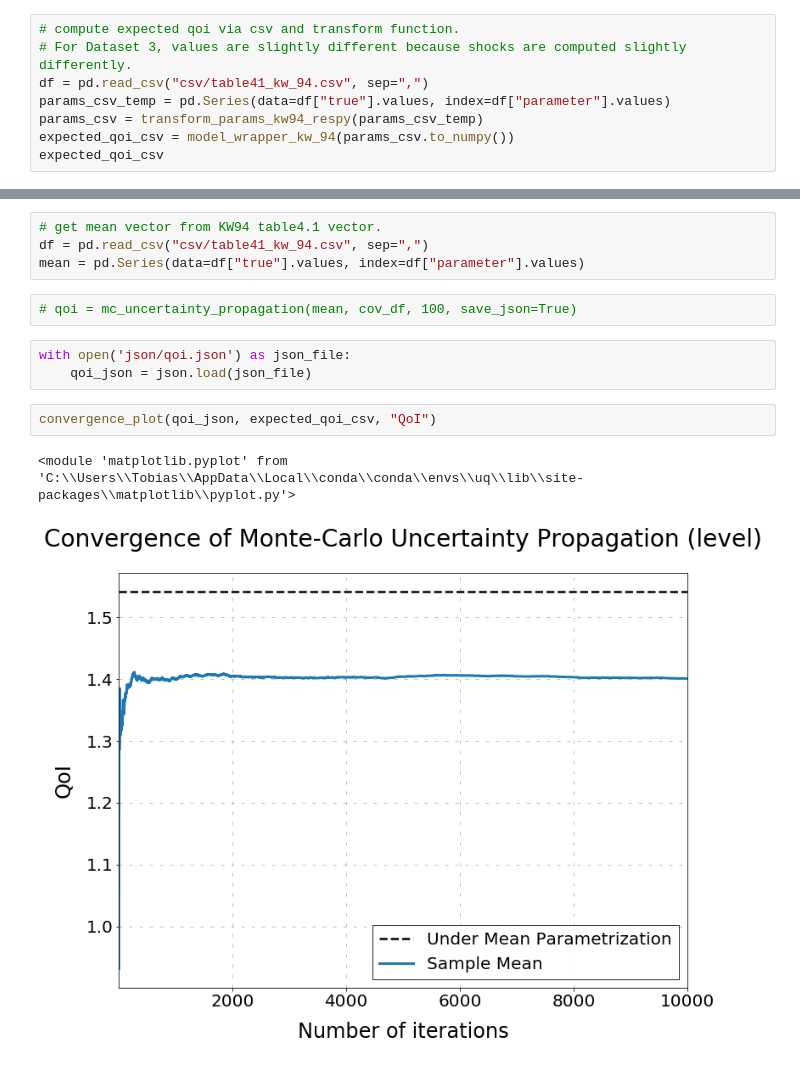
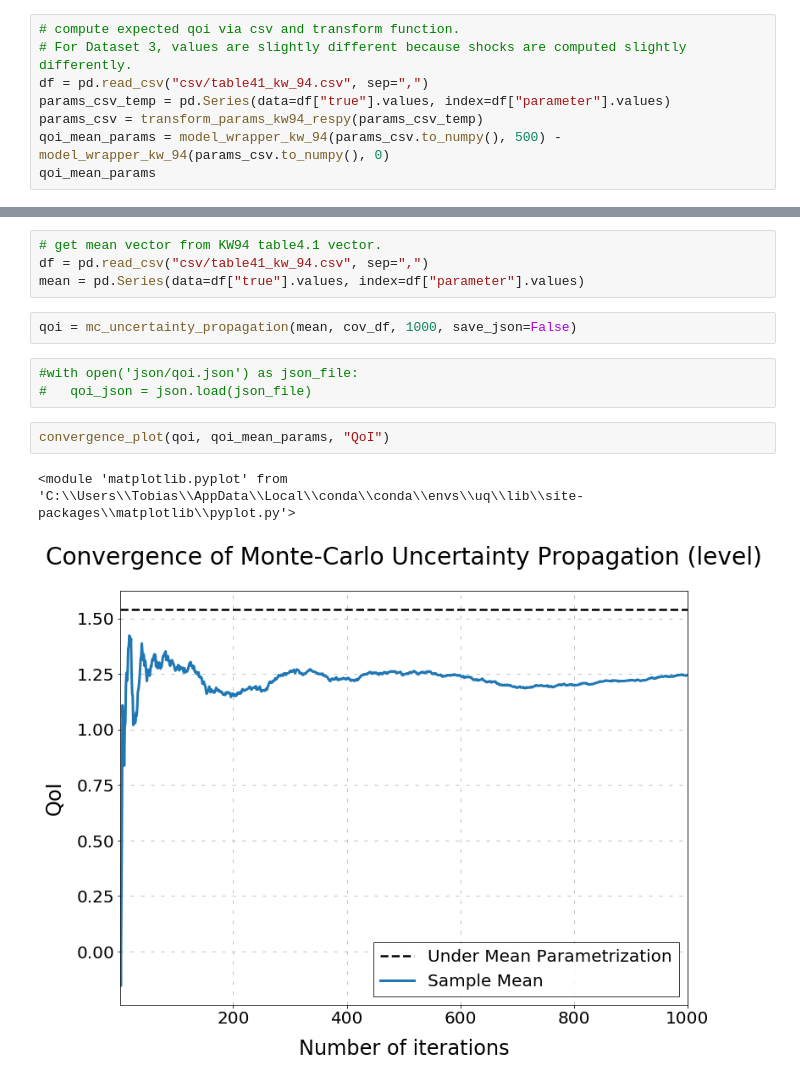
Before and after one commit to fagan2888/numerical-toolbox-uncertainty-quantification, a Jupyter notebook: uncertainty-quantification/sandbox.ipynb, the cells around one changed output, grey strips where cells are left out. Drawn from its saved outputs; the diff is of its cells as text.

```diff
--- a/uncertainty-quantification/sandbox.ipynb
+++ b/uncertainty-quantification/sandbox.ipynb
@@ -76,8 +76,8 @@ expected_qoi_respy
 df = pd.read_csv("csv/table41_kw_94.csv", sep=",")
 params_csv_temp = pd.Series(data=df["true"].values, index=df["parameter"].values)
 params_csv = transform_params_kw94_respy(params_csv_temp)
-expected_qoi_csv = model_wrapper_kw_94(params_csv.to_numpy())
-expected_qoi_csv
+qoi_mean_params = model_wrapper_kw_94(params_csv.to_numpy(), 500) - model_wrapper_kw_94(params_csv.to_numpy(), 0)
+qoi_mean_params
 # %% [output]
 1.5417499999999986
 # %%
@@ -87,13 +87,13 @@ cov_df = create_cov_matrix()
 df = pd.read_csv("csv/table41_kw_94.csv", sep=",")
 mean = pd.Series(data=df["true"].values, index=df["parameter"].values)
 # %%
-# qoi = mc_uncertainty_propagation(mean, cov_df, 100, save_json=True)
+qoi = mc_uncertainty_propagation(mean, cov_df, 1000, save_json=False)
 # %%
-with open('json/qoi.json') as json_file:
-    qoi_json = json.load(json_file)
+#with open('json/qoi.json') as json_file:
+#   qoi_json = json.load(json_file)
 # %%
-convergence_plot(qoi_json, expected_qoi_csv, "QoI")
+convergence_plot(qoi, qoi_mean_params, "QoI")
 # %% [output]
 <module 'matplotlib.pyplot' from 'C:\\Users\\Tobias\\AppData\\Local\\conda\\conda\\envs\\uq\\lib\\site-packages\\matplotlib\\pyplot.py'>
-[figure, old version]
+[figure, new version]
 # %%
```
Also changed, not shown: parts of 4 cells of this notebook, 5 other files.
